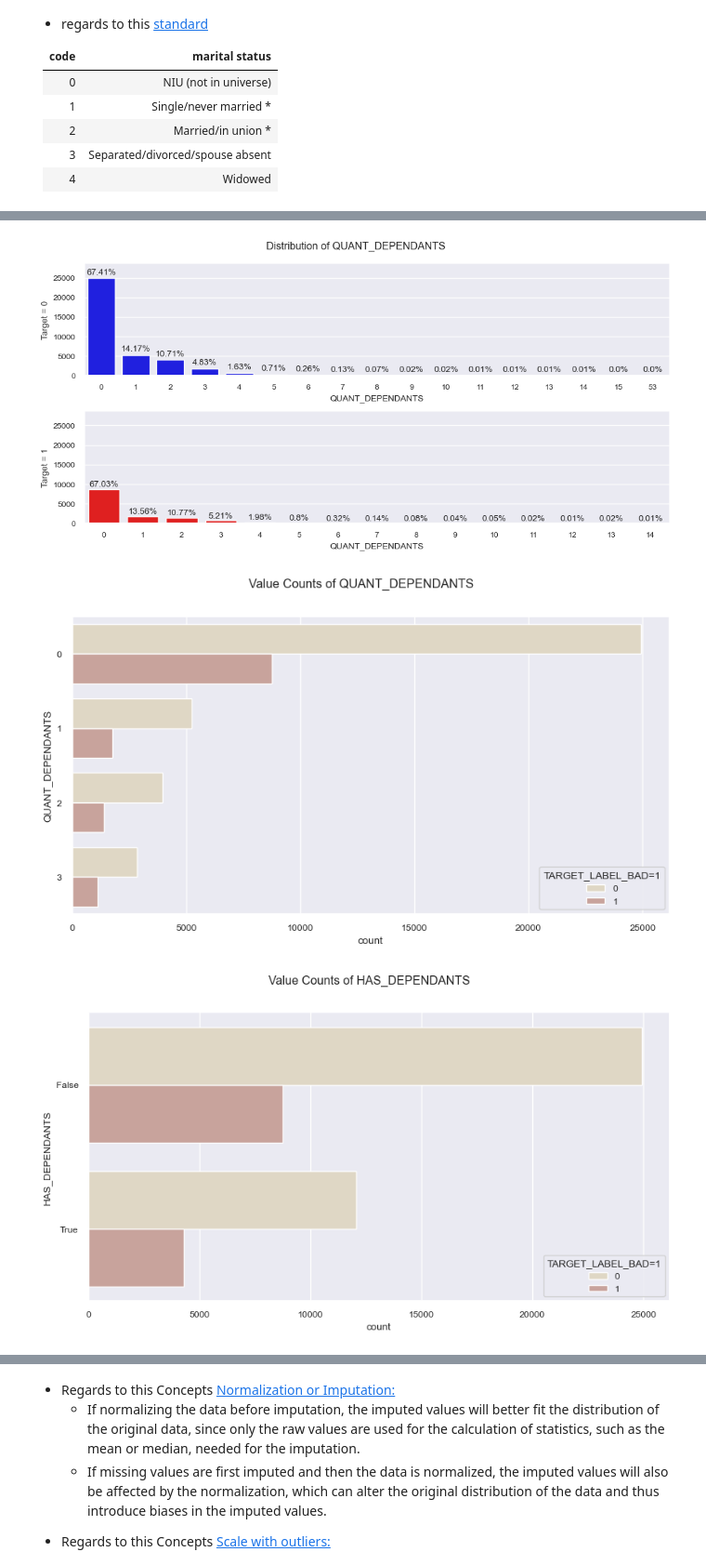
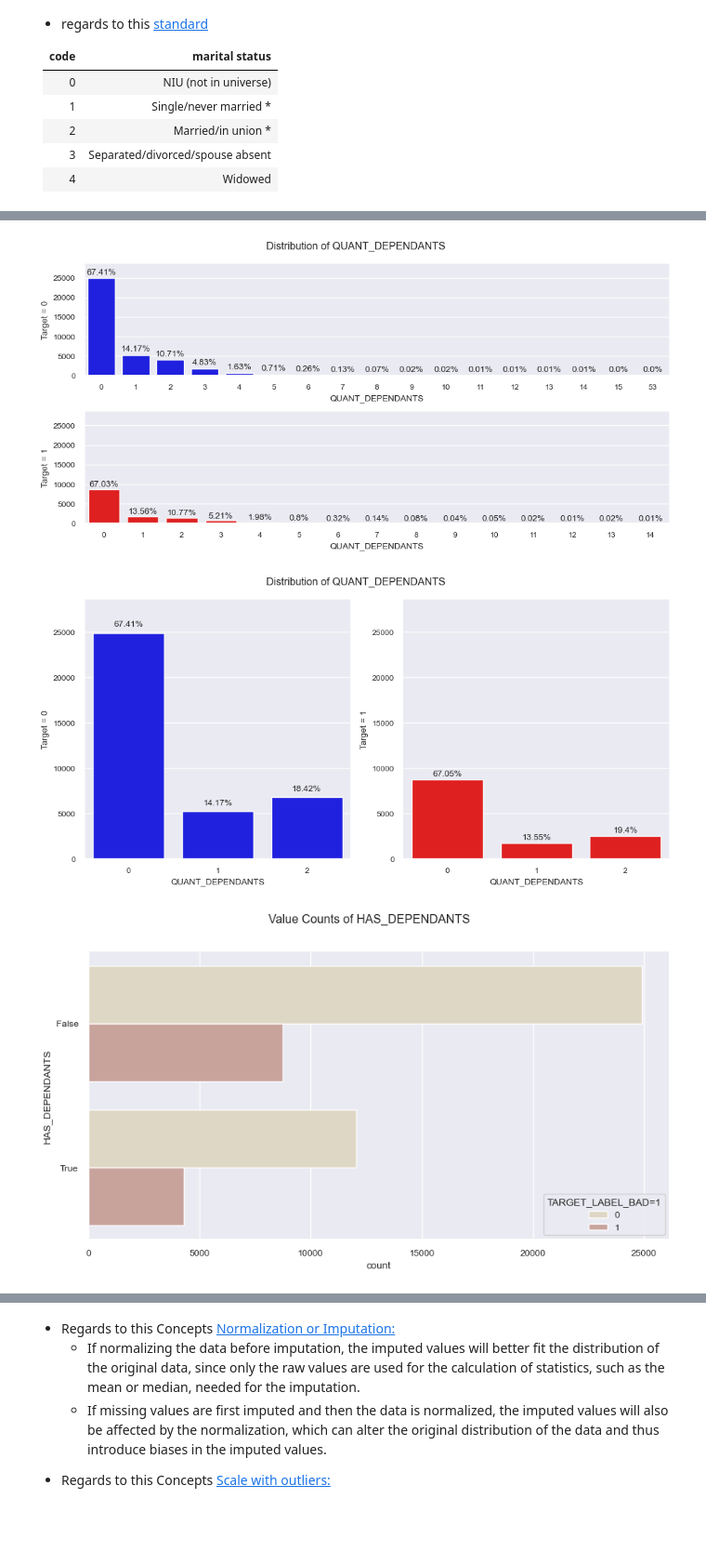
Before and after one commit to tutecode/credit-risk-analysis, a Jupyter notebook: src/notebooks/eda_ml_model_dev_v0.ipynb, the cells around one changed output, grey strips where cells are left out. Shown at 93% size. Cells and saved outputs as stored; diff of their text form; code cells hidden in the pictures; blank space fills up the shorter version.

Commit message:
ended charts in notebook

```diff
--- a/src/notebooks/eda_ml_model_dev_v0.ipynb
+++ b/src/notebooks/eda_ml_model_dev_v0.ipynb
@@ -401,12 +401,12 @@ plot.plot_value_counts(app_train_cop, 'MARITAL_STATUS') # after changes
 # %%
 # 'QUANT_DEPENDANTS': summarized, in range [0,1,2,3+]
 plot.plotting_distribution_bar(app_train, 'QUANT_DEPENDANTS') # before cleaning
 
-plot.plot_value_counts(app_train_cop, 'QUANT_DEPENDANTS') # after normalizing
+plot.plotting_distribution_bar(app_train_cop, 'QUANT_DEPENDANTS', 'horizontal') # after normalizing
 plot.plot_value_counts(app_train_cop, 'HAS_DEPENDANTS') # after normalizing
 # %% [output]
 [figure]
-[figure, old version]
+[figure, new version]
 [figure]
 # %%
 # 'RESIDENCE_TYPE': categoric, {1: 'owned', 2:'mortgage', 3:'rented', 4:'family', 5:'other'}
```
Also changed, not shown: parts of 20 cells of this notebook, 2 other files.
